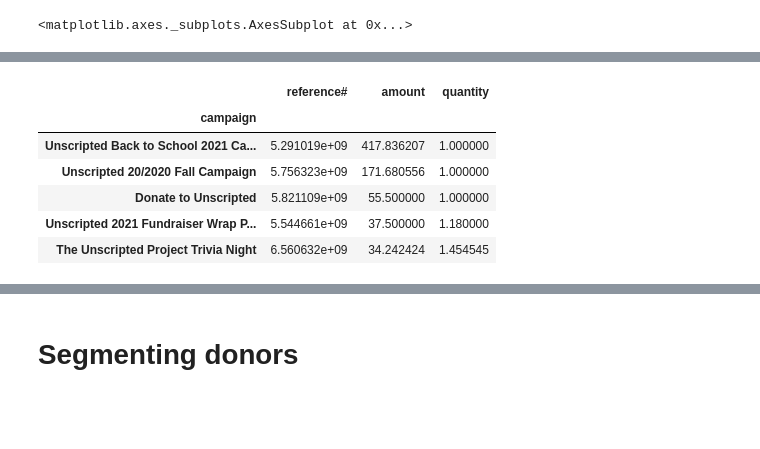
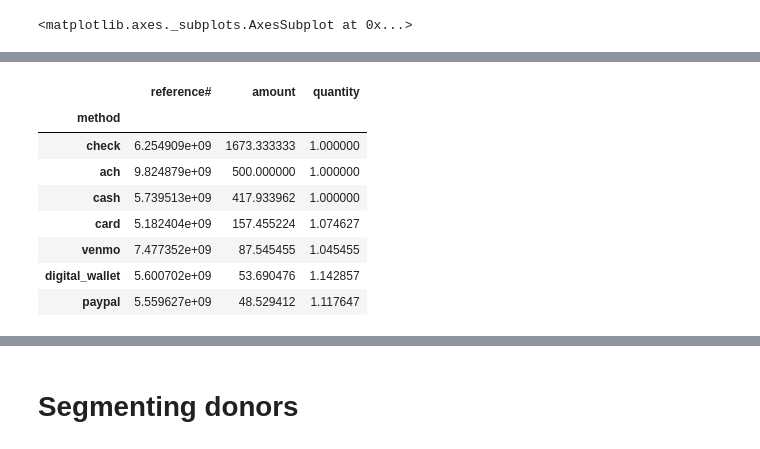
Before and after one commit to wcrowley342/Donordata, a Jupyter notebook: Donation_Data_Analysis.ipynb, the cells around one changed output, grey strips where cells are left out. Cells and saved outputs as stored; diff of their text form; code cells hidden in the pictures; blank space fills up the shorter version.

```diff
--- a/Donation_Data_Analysis.ipynb
+++ b/Donation_Data_Analysis.ipynb
@@ -155,12 +236,14 @@ dtype: float64
 # %%
-#group by type, sort by best attack
+#group by method
 
-donations.groupby(['campaign']).mean().sort_values('amount',ascending=False)
+donations.groupby(['method']).mean().sort_values('amount',ascending=False)
 # %% [output]
 |  | reference# | amount | quantity |
-| campaign |  |  |  |
-| Unscripted Back to School 2021 Ca... | 5.291019e+09 | 417.836207 | 1.000000 |
-| Unscripted 20/2020 Fall Campaign | 5.756323e+09 | 171.680556 | 1.000000 |
-| Donate to Unscripted | 5.821109e+09 | 55.500000 | 1.000000 |
-| Unscripted 2021 Fundraiser Wrap P... | 5.544661e+09 | 37.500000 | 1.180000 |
-| The Unscripted Project Trivia Night | 6.560632e+09 | 34.242424 | 1.454545 |
+| method |  |  |  |
+| check | 6.254909e+09 | 1673.333333 | 1.000000 |
+| ach | 9.824879e+09 | 500.000000 | 1.000000 |
+| cash | 5.739513e+09 | 417.933962 | 1.000000 |
+| card | 5.182404e+09 | 157.455224 | 1.074627 |
+| venmo | 7.477352e+09 | 87.545455 | 1.045455 |
+| digital_wallet | 5.600702e+09 | 53.690476 | 1.142857 |
+| paypal | 5.559627e+09 | 48.529412 | 1.117647 |
```
Also changed, not shown: parts of 22 cells of this notebook.
